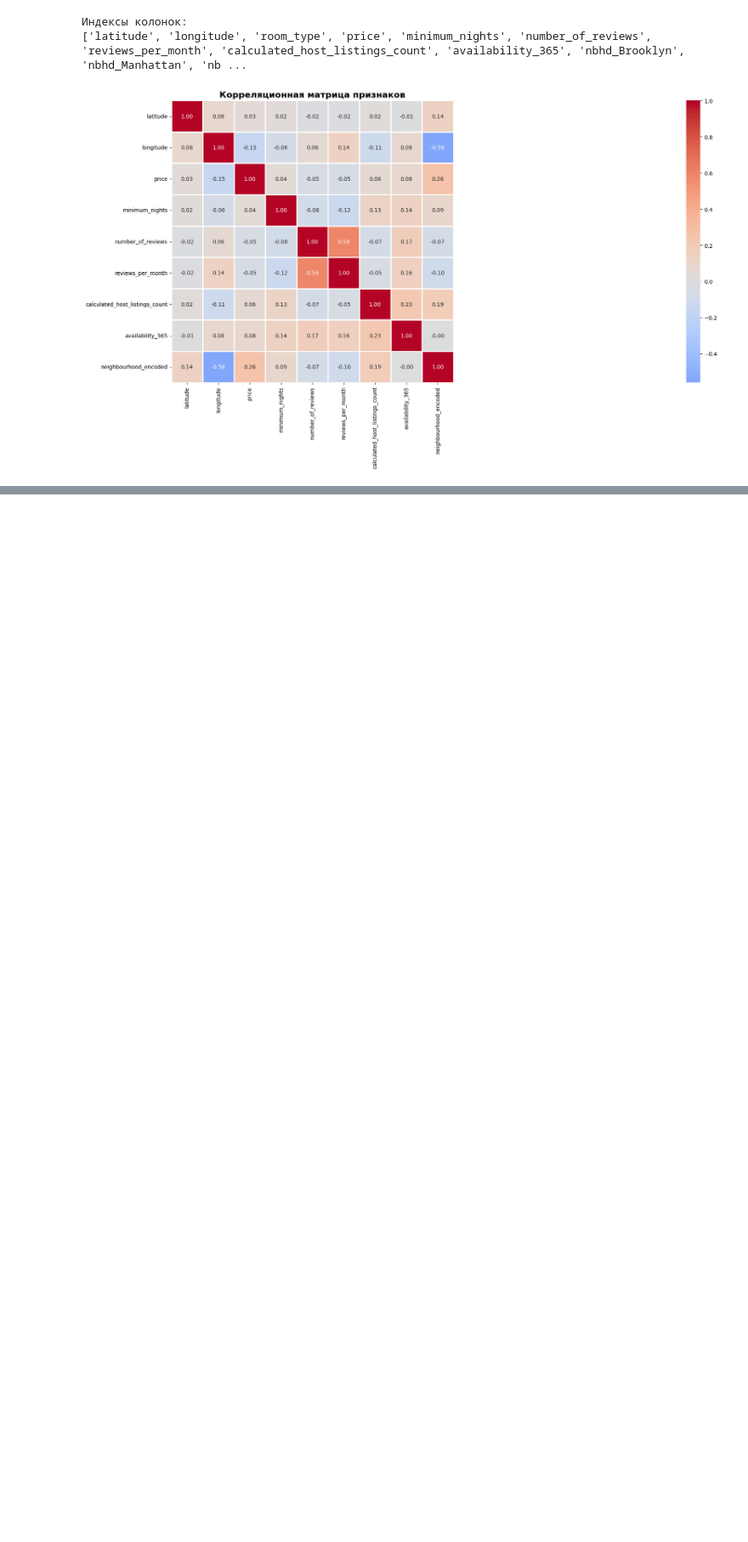
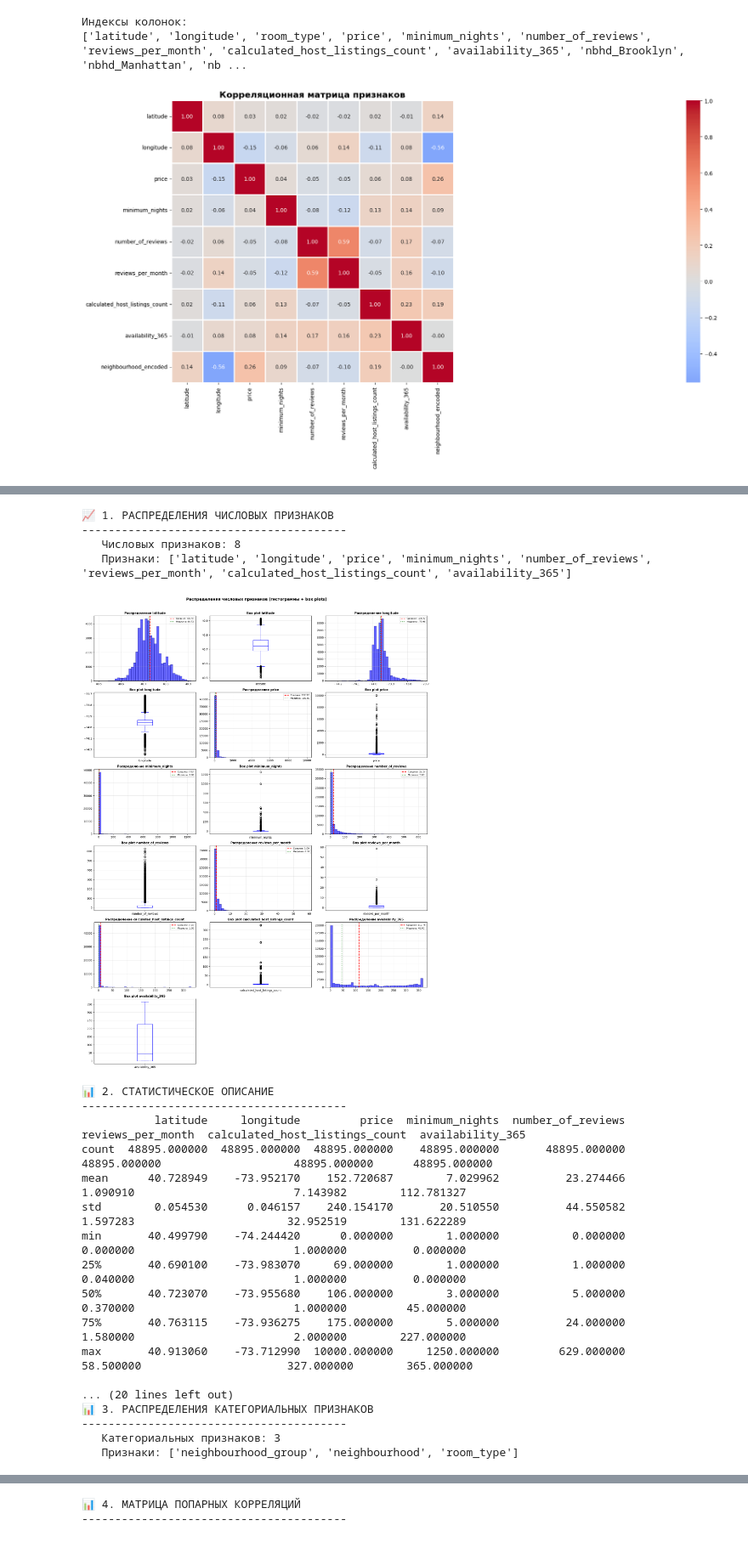
Before and after one commit to Ma-rCh/ML-Basic, a Jupyter notebook: homework_10/homework_10.ipynb, the cells around one changed output, grey strips where cells are left out. Shown at 85% size. Saved outputs shown, nothing was run; the diff lists cells and outputs as text; code cells hidden in the pictures; blank space fills up the shorter version.

```diff
--- a/homework_10/homework_10.ipynb
+++ b/homework_10/homework_10.ipynb
@@ -130,3 +130,23 @@ plt.show()
 [figure]
 # %%
 #визуализируйте базовые статистики данных: распределения признаков, матрицу попарных корреляций, постройте pair plots
+# %%
+# перекодируем целевую переменную
+data['class'] = data['class'].map({'Normal': 1, 'Abnormal': 0})
+
+#correlation map
+plt.figure(figsize=(8, 6))
+sns.heatmap(data.corr(), annot=True, cbar=True, linewidths=.5, fmt= '.2f')
+plt.show()
+
+
+sns.pairplot(data, hue='class');
+
+
+plt.figure(figsize=(10,6))
+sns.boxplot(data=data, x='SalePrice', y='MSZoning', hue='MSZoning')
+plt.show()
+
+plt.figure(figsize=(10, 6))
+sns.boxplot(data=data, x='OverallQual', y="SalePrice")
+plt.show()
@@ -169,7 +191,7 @@ for i, col in enumerate(numeric_cols):
 
     if ax_hist:
         # Гистограмма с KDE
-        df[col].hist(bins=40, alpha=0.6, color='steelblue', edgecolor='navy', ax=ax_hist)
+        df[col].hist(bins=40, alpha=0.6, color='blue', edgecolor='navy', ax=ax_hist)
         ax_hist.axvline(df[col].mean(), color='red', linestyle='--', linewidth=2,
                        label=f'Среднее: {df[col].mean():.2f}')
         ax_hist.axvline(df[col].median(), color='green', linestyle=':', linewidth=2,
@@ -181,7 +203,7 @@ for i, col in enumerate(numeric_cols):
 
     if ax_box:
         # Box plot
-        df.boxplot(column=col, ax=ax_box, color='steelblue')
+        df.boxplot(column=col, ax=ax_box, color='blue')
         ax_box.set_title(f'Box plot {col}', fontweight='bold', fontsize=11)
         ax_box.grid(True, alpha=0.3)
 
@@ -432,30 +454,53 @@ else:
 # 9. ИТОГОВАЯ СТАТИСТИКА
 # ═══════════════════════════════════════════════════════════
 print("\n" + "="*60)
 print("📊 ИТОГОВАЯ СТАТИСТИКА")
 print("="*60)
 
 print(f"""
 ✅ ВИЗУАЛИЗАЦИЯ ЗАВЕРШЕНА!
 
 📊 ПОСТРОЕНО:
    1. Гистограммы и box plots всех числовых признаков
    2. Статистическое описание (средние, медианы, квартили)
    3. Распределения категориальных признаков
    4. Матрица попарных корреляций
    5. Pair plots для ключевых признаков
    6. Распределения с разбивкой по категориям
    7. Box plots и violin plots по категориям
    8. Анализ пропусков
 
 📈 КЛЮЧЕВЫЕ НАБЛЮДЕНИЯ:
    • Признаков: {len(df.columns)}
    • Числовых: {len(numeric_cols)}
    • Категориальных: {len(categorical_cols)}
    • Пропусков: {df.isnull().sum().sum()}
    • Сильных корреляций (|r|>0.7): {len([p for p in corr_pairs if abs(p['correlation'])>0.7])}
 """)
 
 print("="*60)
 print("✅ ГОТОВО!")
 print("="*60)
+# %% [output]
+📈 1. РАСПРЕДЕЛЕНИЯ ЧИСЛОВЫХ ПРИЗНАКОВ
+----------------------------------------
+   Числовых признаков: 8
+   Признаки: ['latitude', 'longitude', 'price', 'minimum_nights', 'number_of_reviews', 'reviews_per_month', 'calculated_host_listings_count', 'availability_365']
+[figure, added]
+📊 2. СТАТИСТИЧЕСКОЕ ОПИСАНИЕ
+----------------------------------------
+           latitude     longitude         price  minimum_nights  number_of_reviews  reviews_per_month  calculated_host_listings_count  availability_365
+count  48895.000000  48895.000000  48895.000000    48895.000000       48895.000000       48895.000000                    48895.000000      48895.000000
+mean      40.728949    -73.952170    152.720687        7.029962          23.274466           1.090910                        7.143982        112.781327
+std        0.054530      0.046157    240.154170       20.510550          44.550582           1.597283                       32.952519        131.622289
+min       40.499790    -74.244420      0.000000        1.000000           0.000000           0.000000                        1.000000          0.000000
+25%       40.690100    -73.983070     69.000000        1.000000           1.000000           0.040000                        1.000000          0.000000
+50%       40.723070    -73.955680    106.000000        3.000000           5.000000           0.370000                        1.000000         45.000000
+75%       40.763115    -73.936275    175.000000        5.000000          24.000000           1.580000                        2.000000        227.000000
+max       40.913060    -73.712990  10000.000000     1250.000000         629.000000          58.500000                      327.000000        365.000000
+
+... (20 lines left out)
+📊 3. РАСПРЕДЕЛЕНИЯ КАТЕГОРИАЛЬНЫХ ПРИЗНАКОВ
+----------------------------------------
+   Категориальных признаков: 3
+   Признаки: ['neighbourhood_group', 'neighbourhood', 'room_type']
@@ -461,0 +508,2 @@ print("="*60)
+📊 4. МАТРИЦА ПОПАРНЫХ КОРРЕЛЯЦИЙ
+----------------------------------------
```
Also changed, not shown: parts of 3 cells of this notebook.
